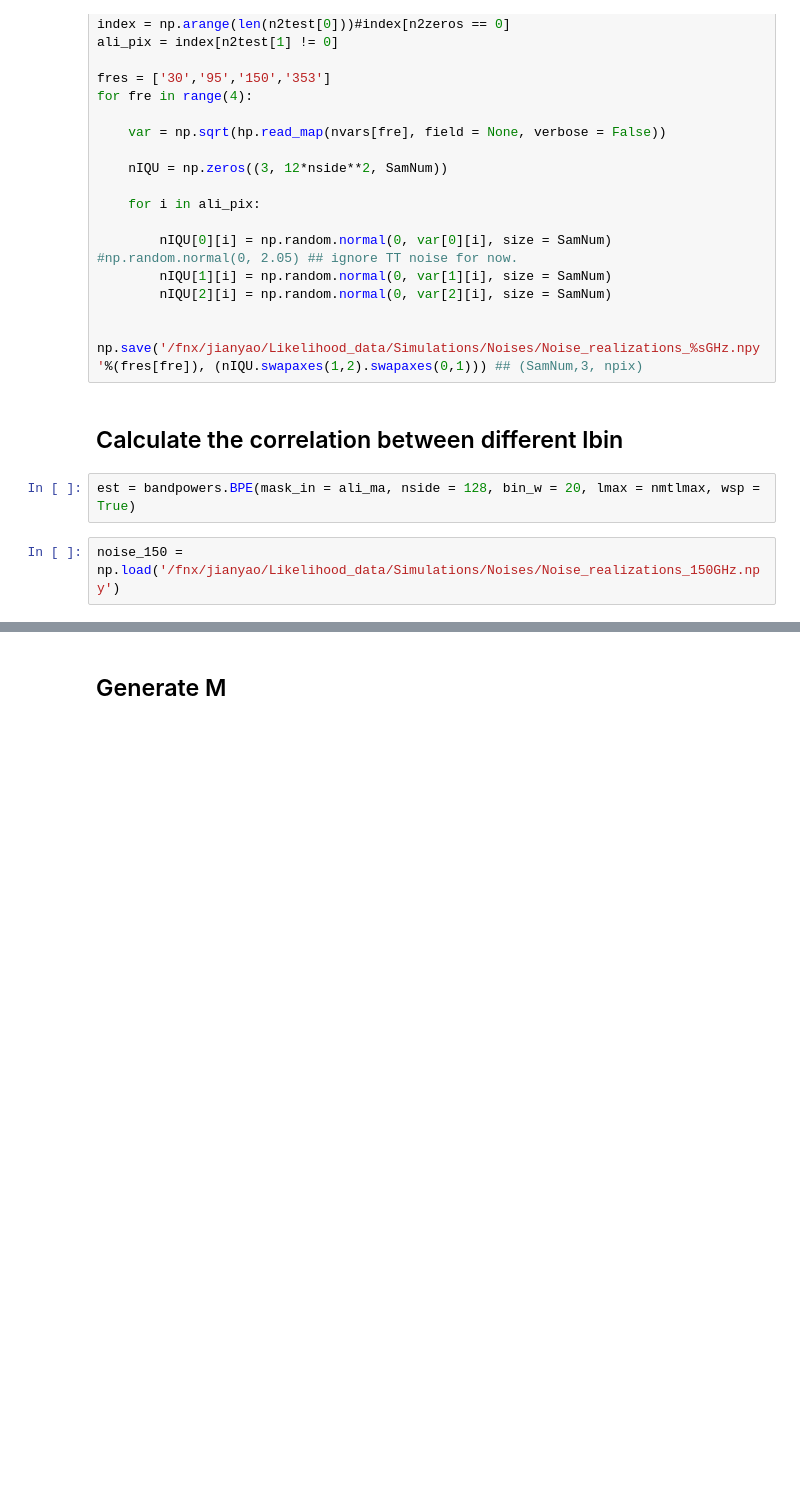
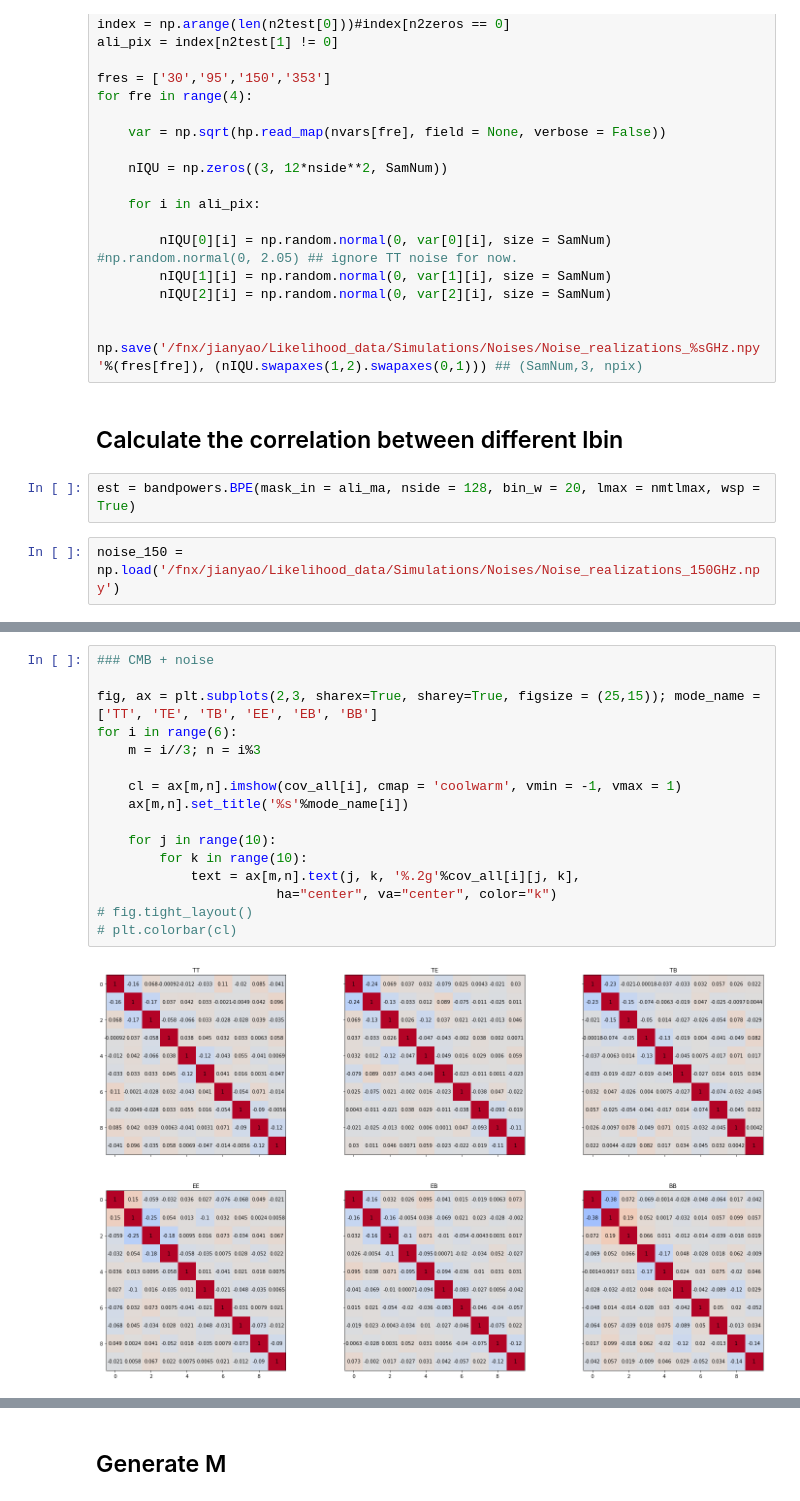
Before and after one commit to YJHelloWorld/Likelihood, a Jupyter notebook: Generate_data_needed.ipynb, the cells around one changed output, grey strips where cells are left out. Saved outputs shown, nothing was run; the diff lists cells and outputs as text; blank space fills up the shorter version.

```diff
--- a/Generate_data_needed.ipynb
+++ b/Generate_data_needed.ipynb
@@ -163,0 +208,18 @@ plt.colorbar()
+# %%
+### CMB + noise
+
+fig, ax = plt.subplots(2,3, sharex=True, sharey=True, figsize = (25,15)); mode_name = ['TT', 'TE', 'TB', 'EE', 'EB', 'BB']
+for i in range(6):
+    m = i//3; n = i%3
+
+    cl = ax[m,n].imshow(cov_all[i], cmap = 'coolwarm', vmin = -1, vmax = 1)
+    ax[m,n].set_title('%s'%mode_name[i])
+
+    for j in range(10):
+        for k in range(10):
+            text = ax[m,n].text(j, k, '%.2g'%cov_all[i][j, k],
+                       ha="center", va="center", color="k")
+# fig.tight_layout()
+# plt.colorbar(cl)
+# %% [output]
+[figure, added]
```
Also changed, not shown: parts of 14 cells of this notebook.
